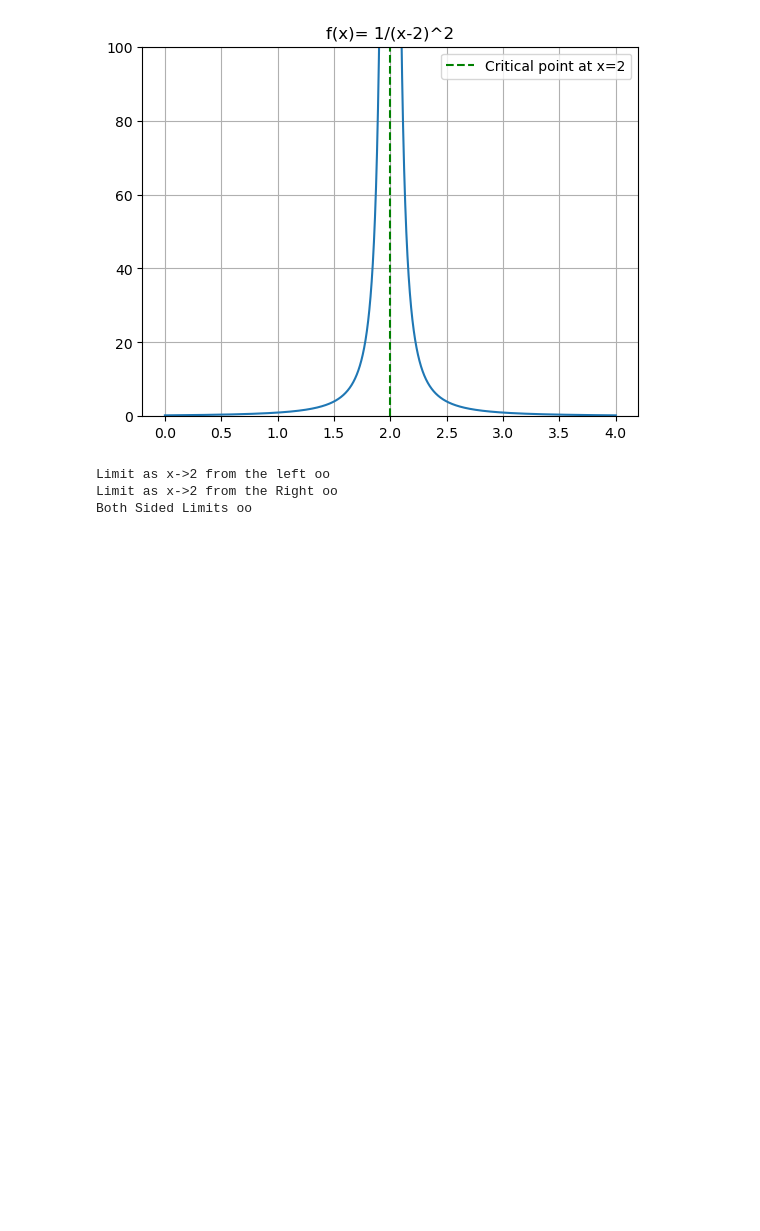
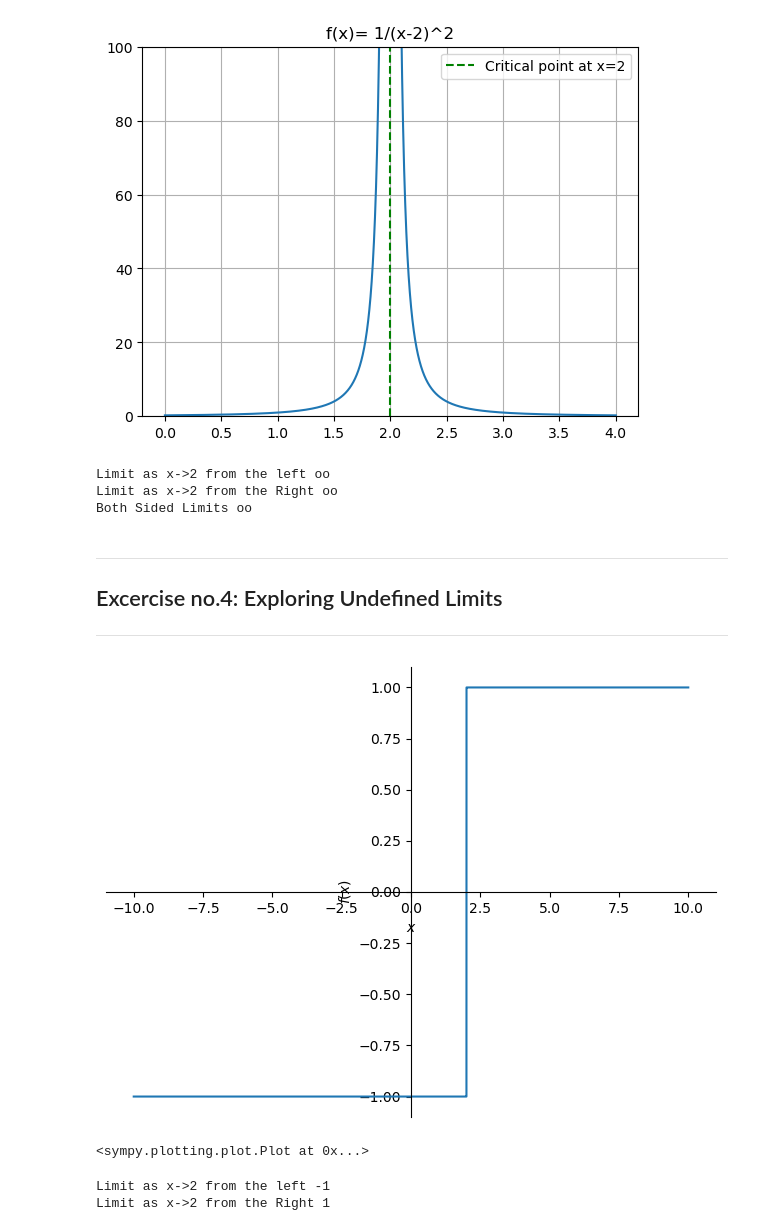
Before and after one commit to HasnainSaifi34/EngineeringMathematics, a Jupyter notebook: code chalenges Calculus1/Limits/infiniteLimits.ipynb, the cells around one changed output. Cells and saved outputs as stored; diff of their text form; code cells hidden in the pictures; blank space fills up the shorter version.

Commit message:
Explored a little of undefined limits in sympy

```diff
--- a/code chalenges Calculus1/Limits/infiniteLimits.ipynb
+++ b/code chalenges Calculus1/Limits/infiniteLimits.ipynb
@@ -72,3 +72,31 @@ print(f"Both Sided Limits {both_side}")
 Limit as x->2 from the left oo
 Limit as x->2 from the Right oo
 Both Sided Limits oo
+# %% [markdown]
+----
+
+## Excercise no.4: Exploring Undefined Limits
+
+
+----
+# %%
+fx = sym.Abs(s_x-2)/(s_x-2)
+
+sym.plot(fx)
+# %% [output]
+[figure, added]
+<sympy.plotting.plot.Plot at 0x...>
+# %%
+target = 2;
+
+limit_left = sym.limit(fx,s_x,target,dir='-')
+
+limit_right = sym.limit(fx,s_x,target,dir='+')
+
+# both_side = sym.limit(fx,s_x,target,dir='+-') This will Cause an Error as the Limit does not exist
+
+print(f"Limit as x->2 from the left {limit_left}")
+print(f"Limit as x->2 from the Right {limit_right}")
+# %% [output]
+Limit as x->2 from the left -1
+Limit as x->2 from the Right 1
```
